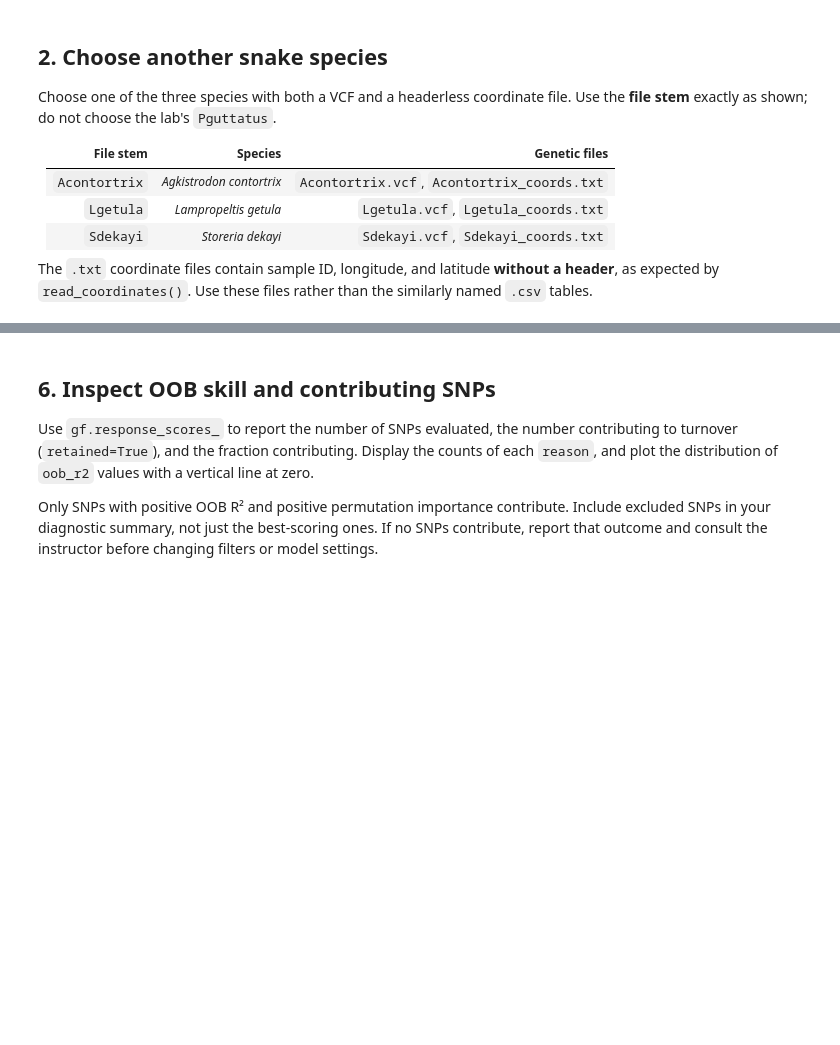
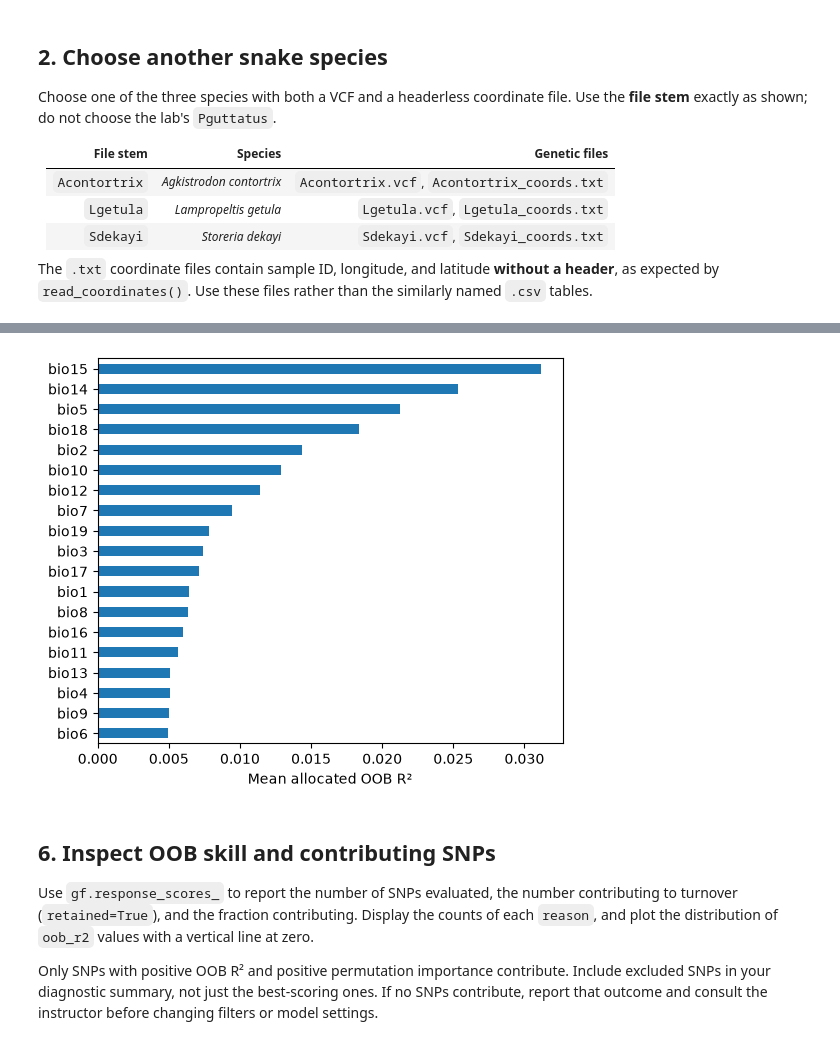
Before and after one commit to studentofwater/BIO597-SpatialBiodiversity, a Jupyter notebook: docs/assignments/Assignment-09-GradientForest.ipynb, the cells around one changed output, grey strips where cells are left out. Drawn from its saved outputs; the diff is of its cells as text; code cells hidden in the pictures; blank space fills up the shorter version.

Commit message:
Completed Gradient Forest Assignment

```diff
--- a/docs/assignments/Assignment-09-GradientForest.ipynb
+++ b/docs/assignments/Assignment-09-GradientForest.ipynb
@@ -140,3 +218,7 @@ These settings match the lab. `max_level=2` controls approximate conditional per
 # %%
 # Create gf with the four settings above and fit it to X and y.
 # Display gf.response_scores_ sorted by descending oob_r2.
+gf = GradientForest(
+    n_estimators=100, max_level=2, random_state=42, keep_response_curves=True,
+).fit(X, y)
+gf.response_scores_.sort_values("oob_r2", ascending=False).head()
@@ -143,3 +233,7 @@ These settings match the lab. `max_level=2` controls approximate conditional per
+# %%
+gf.importance_.sort_values().plot.barh(figsize=(6, 5), xlabel="Mean allocated OOB R²");
+# %% [output]
+[figure, added]
 # %% [markdown]
 ## 6. Inspect OOB skill and contributing SNPs
 
```
Also changed, not shown: parts of 24 cells of this notebook, 11 other files.
